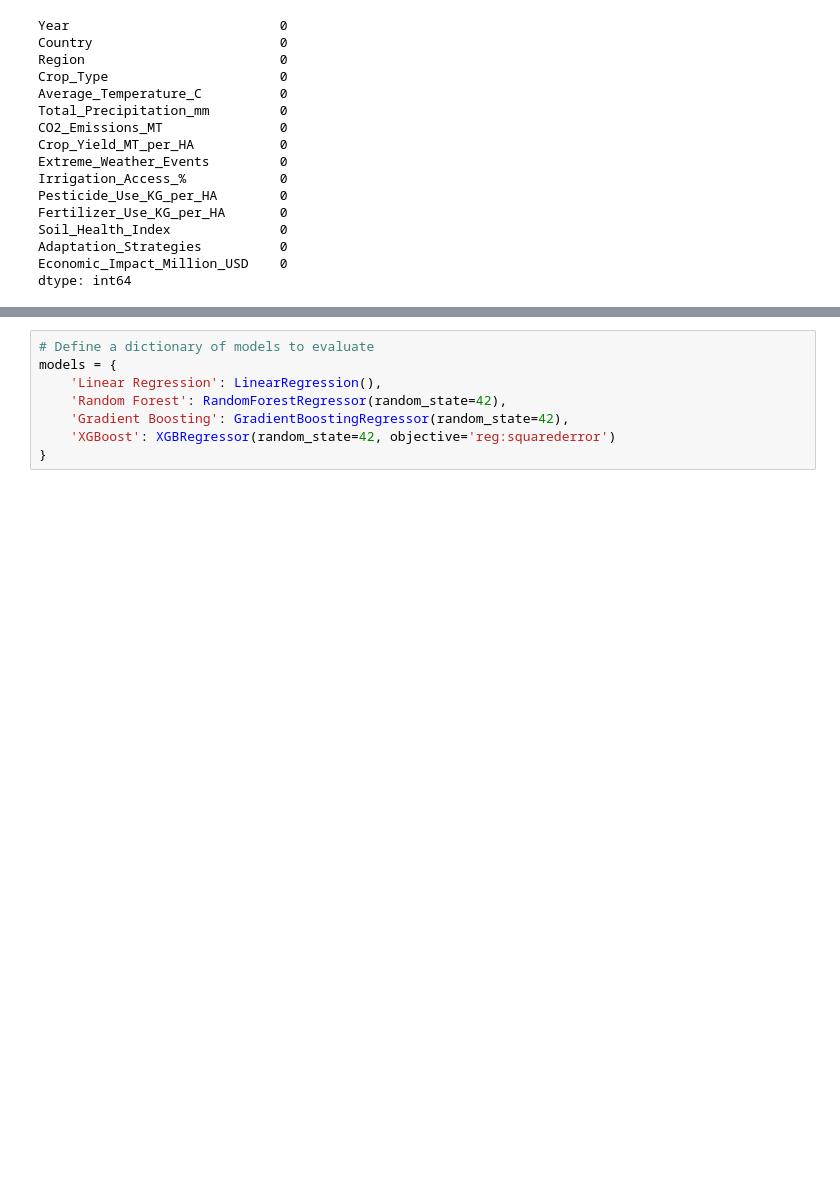
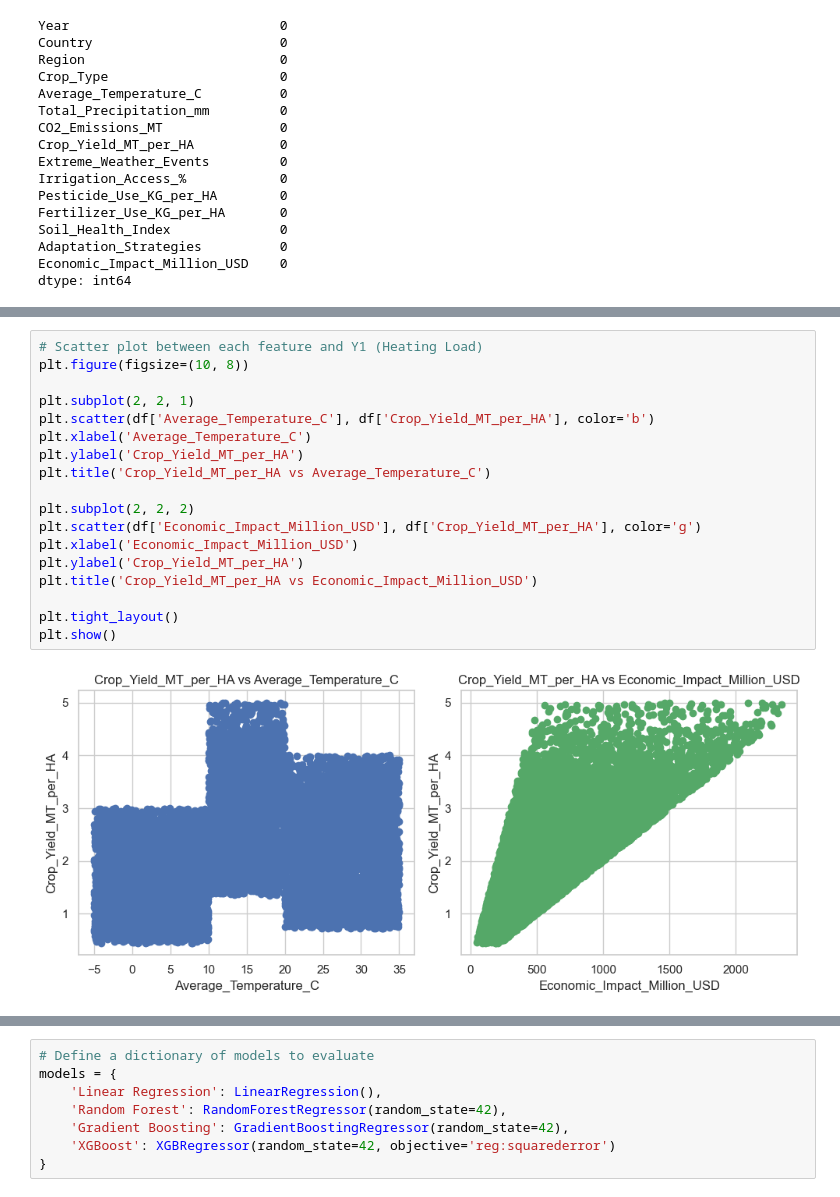
Before and after one commit to Atharva-Gondhali/Impact-of-Climate-Change-on-Agricultural-Yield-MLR, a Jupyter notebook: main.ipynb, the cells around one changed output, grey strips where cells are left out. Saved outputs shown, nothing was run; the diff lists cells and outputs as text; blank space fills up the shorter version.

```diff
--- a/main.ipynb
+++ b/main.ipynb
@@ -138,0 +134,20 @@ for col in categorical_cols:
+# %%
+# Scatter plot between each feature and Y1 (Heating Load)
+plt.figure(figsize=(10, 8))
+
+plt.subplot(2, 2, 1)
+plt.scatter(df['Average_Temperature_C'], df['Crop_Yield_MT_per_HA'], color='b')
+plt.xlabel('Average_Temperature_C')
+plt.ylabel('Crop_Yield_MT_per_HA')
+plt.title('Crop_Yield_MT_per_HA vs Average_Temperature_C')
+
+plt.subplot(2, 2, 2)
+plt.scatter(df['Economic_Impact_Million_USD'], df['Crop_Yield_MT_per_HA'], color='g')
+plt.xlabel('Economic_Impact_Million_USD')
+plt.ylabel('Crop_Yield_MT_per_HA')
+plt.title('Crop_Yield_MT_per_HA vs Economic_Impact_Million_USD')
+
+plt.tight_layout()
+plt.show()
+# %% [output]
+[figure, added]
```
Also changed, not shown: parts of 27 cells of this notebook.
